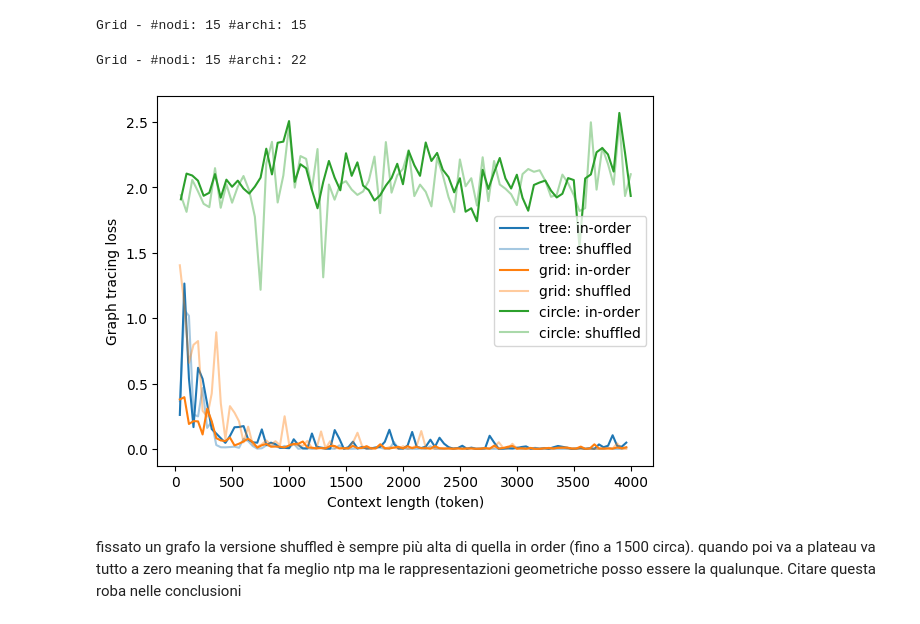
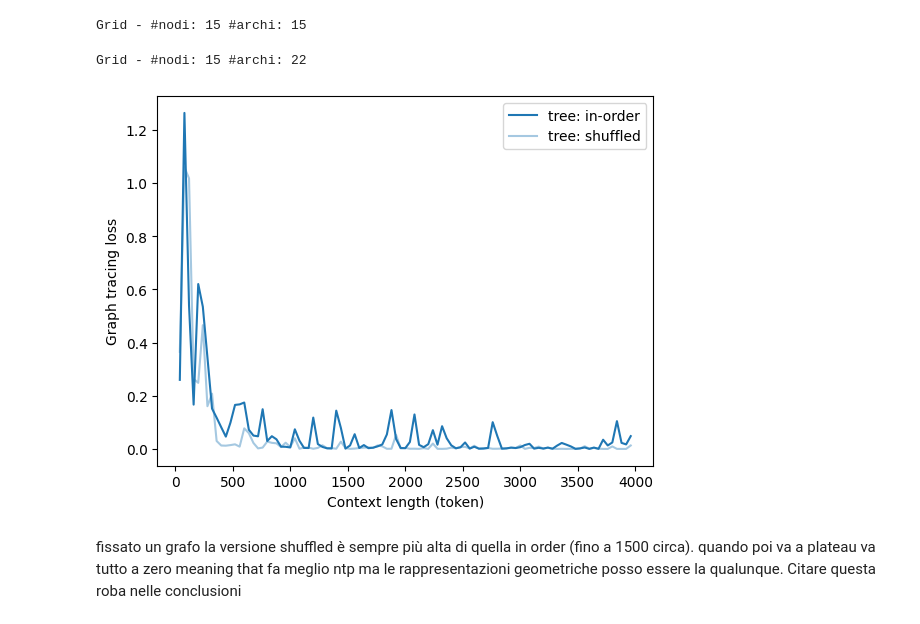
Before and after one commit to Project-Hindenburg/hico, a Jupyter notebook: notebooks/icl_loss.ipynb, the cells around one changed output. Cells and saved outputs as stored; diff of their text form; code cells hidden in the pictures.

```diff
--- a/notebooks/icl_loss.ipynb
+++ b/notebooks/icl_loss.ipynb
@@ -237,42 +237,42 @@ summary, df_loss = compute_neighbor_loss_over_records(
 df = df_loss.copy()
 
 # usa la posizione nel prompt come proxy della "lunghezza del contesto"
 df["length_tokens"] = df["token_position_1based"].astype(int)
 
 # filtra record validi
 mask = df["ok"].astype(bool) & np.isfinite(df["loss_topk"].astype(float))
 dfv = df.loc[mask].sort_values("length_tokens")
 
 grid_numbers_loss = dfv[["length_tokens", "loss_topk"]].copy().to_numpy()
 
 tree_color = "tab:blue"
 grid_color = "tab:orange"
 
 plt.figure()
 
 # TREE (stesso colore, uno più chiaro)
 plt.plot(tree_numbers_loss[:, 0], tree_numbers_loss[:, 1],
          label="tree: in-order", color=tree_color, alpha=1.0)
 plt.plot(shuffled_tree_numbers_loss[:, 0], shuffled_tree_numbers_loss[:, 1],
          label="tree: shuffled", color=tree_color, alpha=0.4)
 
-# GRID (stesso colore, uno più chiaro)
-plt.plot(grid_numbers_loss[:, 0], grid_numbers_loss[:, 1],
-         label="grid: in-order", color=grid_color, alpha=1.0)
-plt.plot(shuffled_grid_numbers_loss[:, 0], shuffled_grid_numbers_loss[:, 1],
-         label="grid: shuffled", color=grid_color, alpha=0.4)
+# # GRID (stesso colore, uno più chiaro)
+# plt.plot(grid_numbers_loss[:, 0], grid_numbers_loss[:, 1],
+#          label="grid: in-order", color=grid_color, alpha=1.0)
+# plt.plot(shuffled_grid_numbers_loss[:, 0], shuffled_grid_numbers_loss[:, 1],
+#          label="grid: shuffled", color=grid_color, alpha=0.4)
 
-plt.plot(circle_numbers_loss[:80, 0], circle_numbers_loss[:80, 1],
-         label="circle: in-order", color="tab:green", alpha=1.0)
-plt.plot(shuffled_circle_numbers_loss[:80, 0], shuffled_circle_numbers_loss[:80, 1],
-         label="circle: shuffled", color="tab:green", alpha=0.4)
+# plt.plot(circle_numbers_loss[:80, 0], circle_numbers_loss[:80, 1],
+#          label="circle: in-order", color="tab:green", alpha=1.0)
+# plt.plot(shuffled_circle_numbers_loss[:80, 0], shuffled_circle_numbers_loss[:80, 1],
+#          label="circle: shuffled", color="tab:green", alpha=0.4)
 
 plt.legend()
 plt.xlabel("Context length (token)")
 plt.ylabel("Graph tracing loss")
 plt.show()
 # %% [output]
 Grid - #nodi: 15 #archi: 22
-[figure, old version]
+[figure, new version]
 # %% [markdown]
 fissato un grafo la versione shuffled è sempre più alta di quella in order (fino a 1500 circa). quando poi va a plateau va tutto a zero meaning that fa meglio ntp ma le rappresentazioni geometriche posso essere la qualunque. Citare questa roba nelle conclusioni
```
Also changed, not shown: parts of 1 cell of this notebook, 1 other file.
